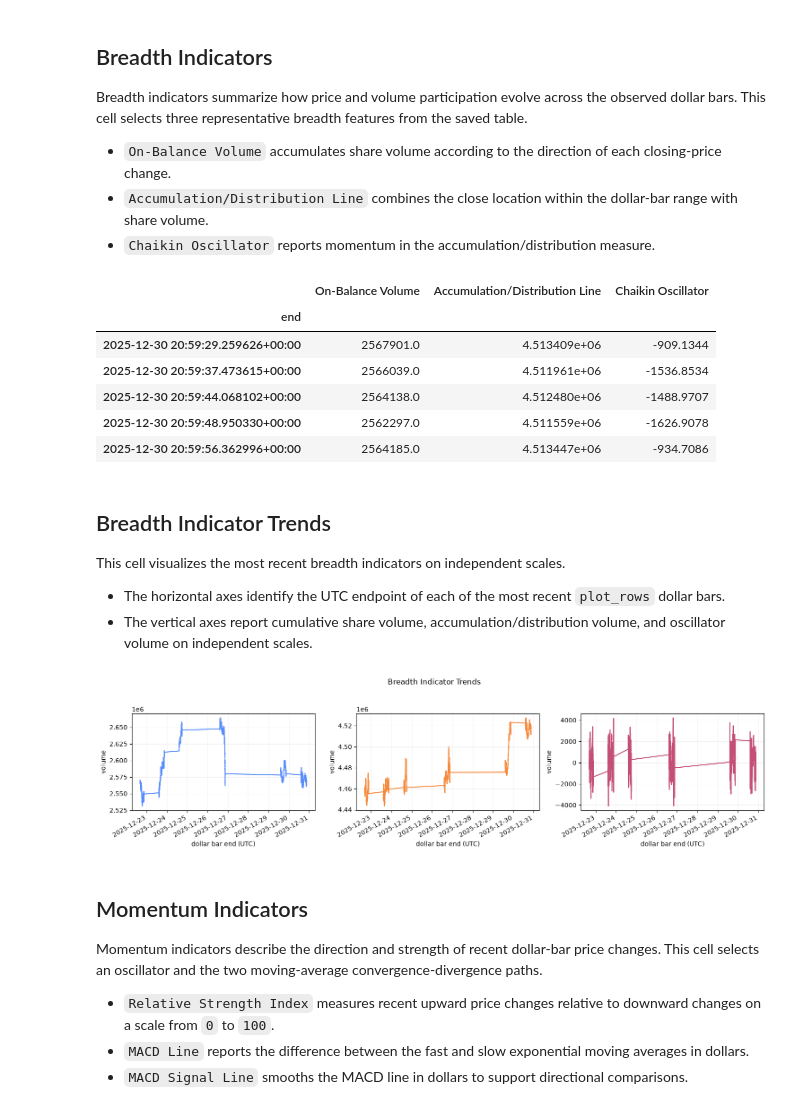
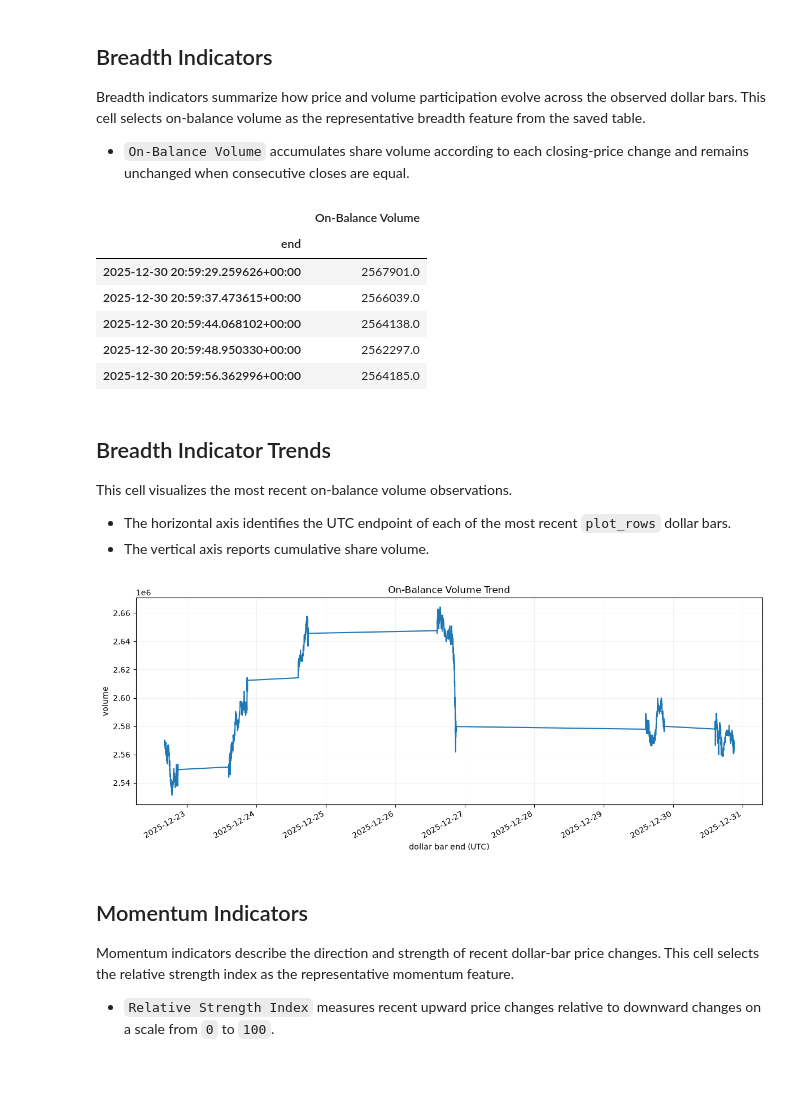
Before and after one commit to kwonjunhyuk9/financial-machine-learning, a Jupyter notebook: notebooks/data_preprocessing/market_technical_indicators.ipynb, the cells around one changed output. Cells and saved outputs as stored; diff of their text form; code cells hidden in the pictures; blank space fills up the shorter version.

Commit message:
Refined market technical-indicator and fractional-differencing workflows

```diff
--- a/notebooks/data_preprocessing/market_technical_indicators.ipynb
+++ b/notebooks/data_preprocessing/market_technical_indicators.ipynb
@@ -79,57 +81,46 @@ display(technical_features.head())
 # %% [markdown]
 ## Breadth Indicators
 
-Breadth indicators summarize how price and volume participation evolve across the observed dollar bars. This cell selects three representative breadth features from the saved table.
+Breadth indicators summarize how price and volume participation evolve across the observed dollar bars. This cell selects on-balance volume as the representative breadth feature from the saved table.
 
-- `On-Balance Volume` accumulates share volume according to the direction of each closing-price change.
-- `Accumulation/Distribution Line` combines the close location within the dollar-bar range with share volume.
-- `Chaikin Oscillator` reports momentum in the accumulation/distribution measure.
+- `On-Balance Volume` accumulates share volume according to each closing-price change and remains unchanged when consecutive closes are equal.
 # %%
-breadth_columns = [
-    "On-Balance Volume",
-    "Accumulation/Distribution Line",
-    "Chaikin Oscillator",
+breadth_feature = technical_features.set_index("end")[
+    "On-Balance Volume"
 ]
-breadth_features = technical_features.set_index("end")[breadth_columns]
-display(breadth_features.tail())
+display(breadth_feature.tail().to_frame())
 # %% [output]
-|  | On-Balance Volume | Accumulation/Distribution Line | Chaikin Oscillator |
-| end |  |  |  |
-| 2025-12-30 20:59:29.259626+00:00 | 2567901.0 | 4.513409e+06 | -909.1344 |
-| 2025-12-30 20:59:37.473615+00:00 | 2566039.0 | 4.511961e+06 | -1536.8534 |
-| 2025-12-30 20:59:44.068102+00:00 | 2564138.0 | 4.512480e+06 | -1488.9707 |
-| 2025-12-30 20:59:48.950330+00:00 | 2562297.0 | 4.511559e+06 | -1626.9078 |
-| 2025-12-30 20:59:56.362996+00:00 | 2564185.0 | 4.513447e+06 | -934.7086 |
+|  | On-Balance Volume |
+| end |  |
+| 2025-12-30 20:59:29.259626+00:00 | 2567901.0 |
+| 2025-12-30 20:59:37.473615+00:00 | 2566039.0 |
+| 2025-12-30 20:59:44.068102+00:00 | 2564138.0 |
+| 2025-12-30 20:59:48.950330+00:00 | 2562297.0 |
+| 2025-12-30 20:59:56.362996+00:00 | 2564185.0 |
 # %% [markdown]
 ## Breadth Indicator Trends
 
-This cell visualizes the most recent breadth indicators on independent scales.
+This cell visualizes the most recent on-balance volume observations.
 
-- The horizontal axes identify the UTC endpoint of each of the most recent `plot_rows` dollar bars.
-- The vertical axes report cumulative share volume, accumulation/distribution volume, and oscillator volume on independent scales.
+- The horizontal axis identifies the UTC endpoint of each of the most recent `plot_rows` dollar bars.
+- The vertical axis reports cumulative share volume.
 # %%
-breadth_axes = breadth_features.tail(plot_rows).plot(
-    subplots=True,
-    layout=(1, 3),
-    figsize=(15, 4),
-    legend=False,
+breadth_axis = breadth_feature.tail(plot_rows).plot(
+    figsize=(12, 5),
+    color="tab:blue",
 )
-for axis in breadth_axes.ravel():
-    axis.set_xlabel("dollar bar end (UTC)")
-    axis.set_ylabel("volume")
-    axis.grid(alpha=0.25)
-
-plt.suptitle("Breadth Indicator Trends")
-plt.tight_layout(rect=(0, 0, 1, 0.94))
+breadth_axis.set_xlabel("dollar bar end (UTC)")
+breadth_axis.set_ylabel("volume")
+breadth_axis.set_title("On-Balance Volume Trend")
+breadth_axis.grid(alpha=0.25)
+plt.tight_layout()
 plt.show()
 # %% [output]
-[figure, old version]
+[figure, new version]
 # %% [markdown]
 ## Momentum Indicators
 
-Momentum indicators describe the direction and strength of recent dollar-bar price changes. This cell selects an oscillator and the two moving-average convergence-divergence paths.
+Momentum indicators describe the direction and strength of recent dollar-bar price changes. This cell selects the relative strength index as the representative momentum feature.
 
 - `Relative Strength Index` measures recent upward price changes relative to downward changes on a scale from `0` to `100`.
-- `MACD Line` reports the difference between the fast and slow exponential moving averages in dollars.
-- `MACD Signal Line` smooths the MACD line in dollars to support directional comparisons.
 # %%
```
Also changed, not shown: parts of 16 cells of this notebook, 3 other files.
